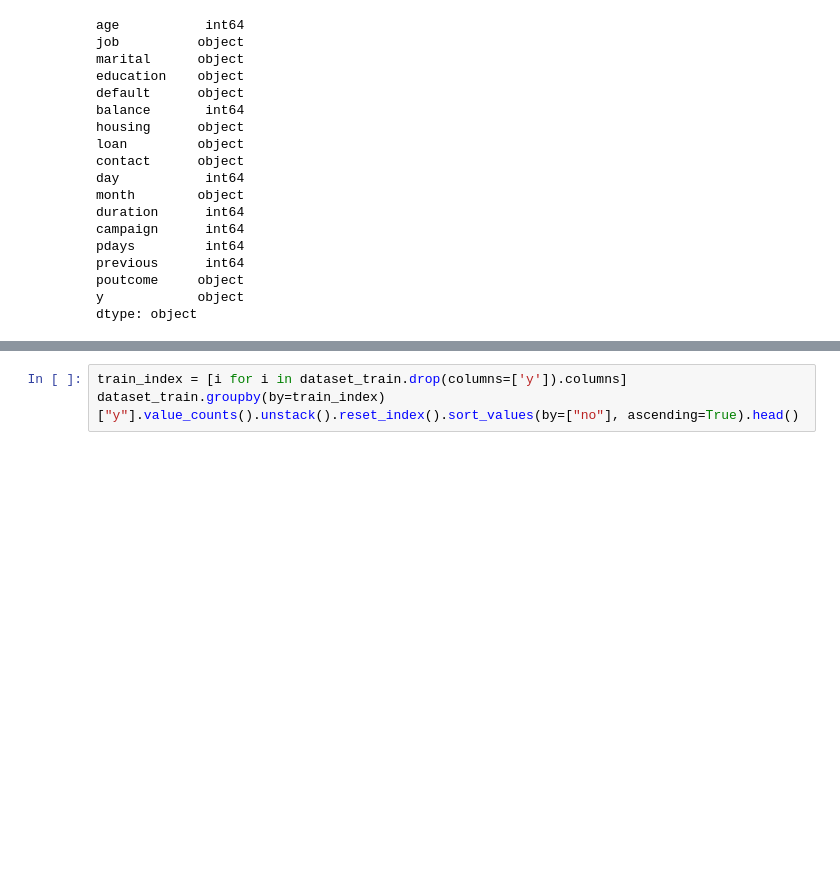
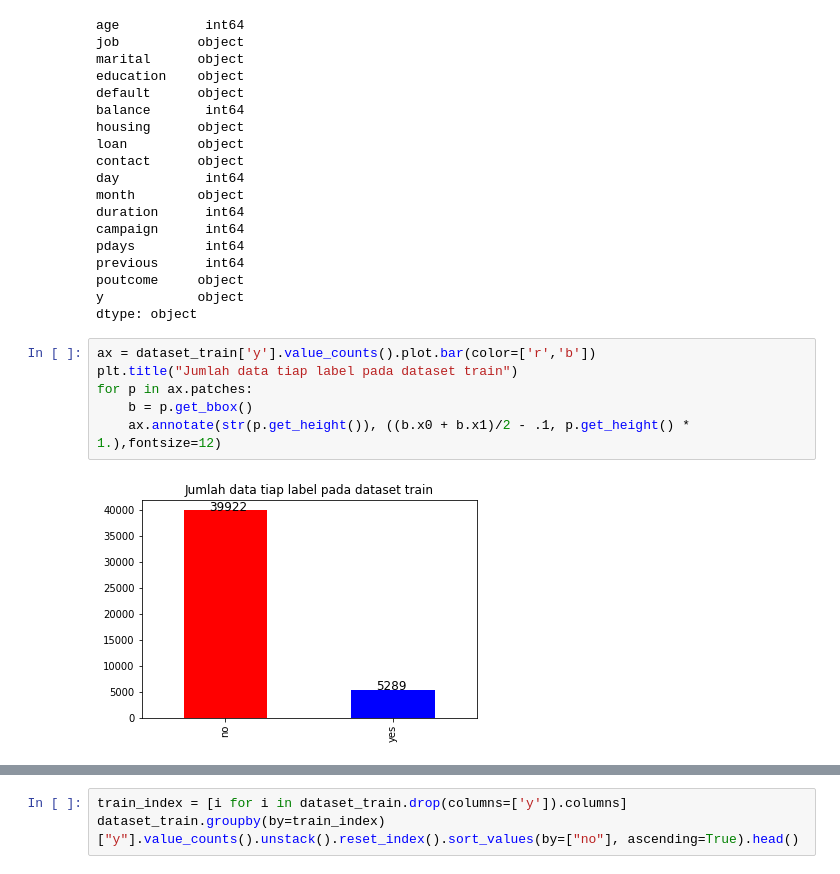
Before and after one commit to andreanstev/Bank_Telemarketing_Analysis, a Jupyter notebook: _Demo_day_Fintech_8.ipynb, the cells around one changed output, grey strips where cells are left out. Saved outputs shown, nothing was run; the diff lists cells and outputs as text; blank space fills up the shorter version.

Commit message:
Add files via upload
Tambah count plot jumlah label

```diff
--- a/_Demo_day_Fintech_8.ipynb
+++ b/_Demo_day_Fintech_8.ipynb
@@ -191,3 +191,11 @@ previous      int64
 poutcome     object
 y            object
 dtype: object
+# %%
+ax = dataset_train['y'].value_counts().plot.bar(color=['r','b'])
+plt.title("Jumlah data tiap label pada dataset train")
+for p in ax.patches:
+    b = p.get_bbox()
+    ax.annotate(str(p.get_height()), ((b.x0 + b.x1)/2 - .1, p.get_height() * 1.),fontsize=12)
+# %% [output]
+[figure, added]
```
Also changed, not shown: parts of 2 cells of this notebook.
